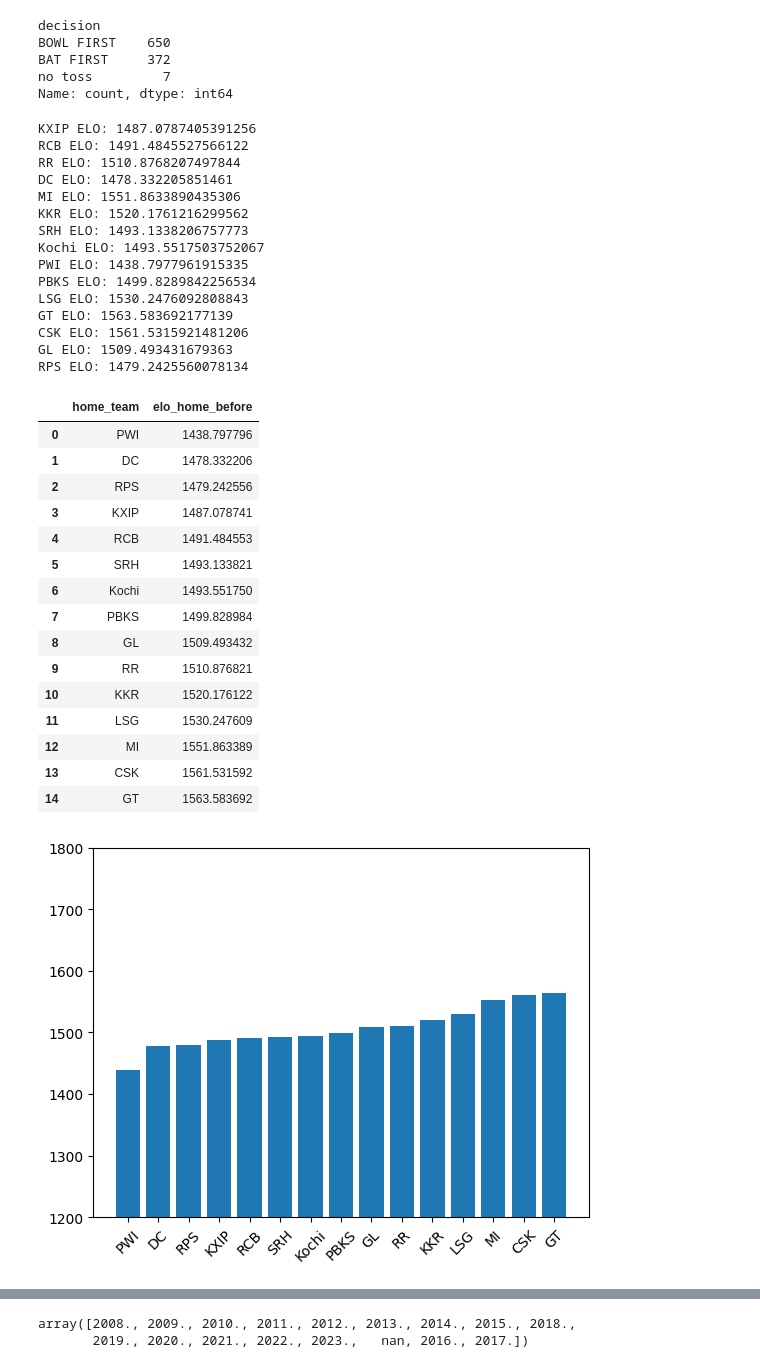
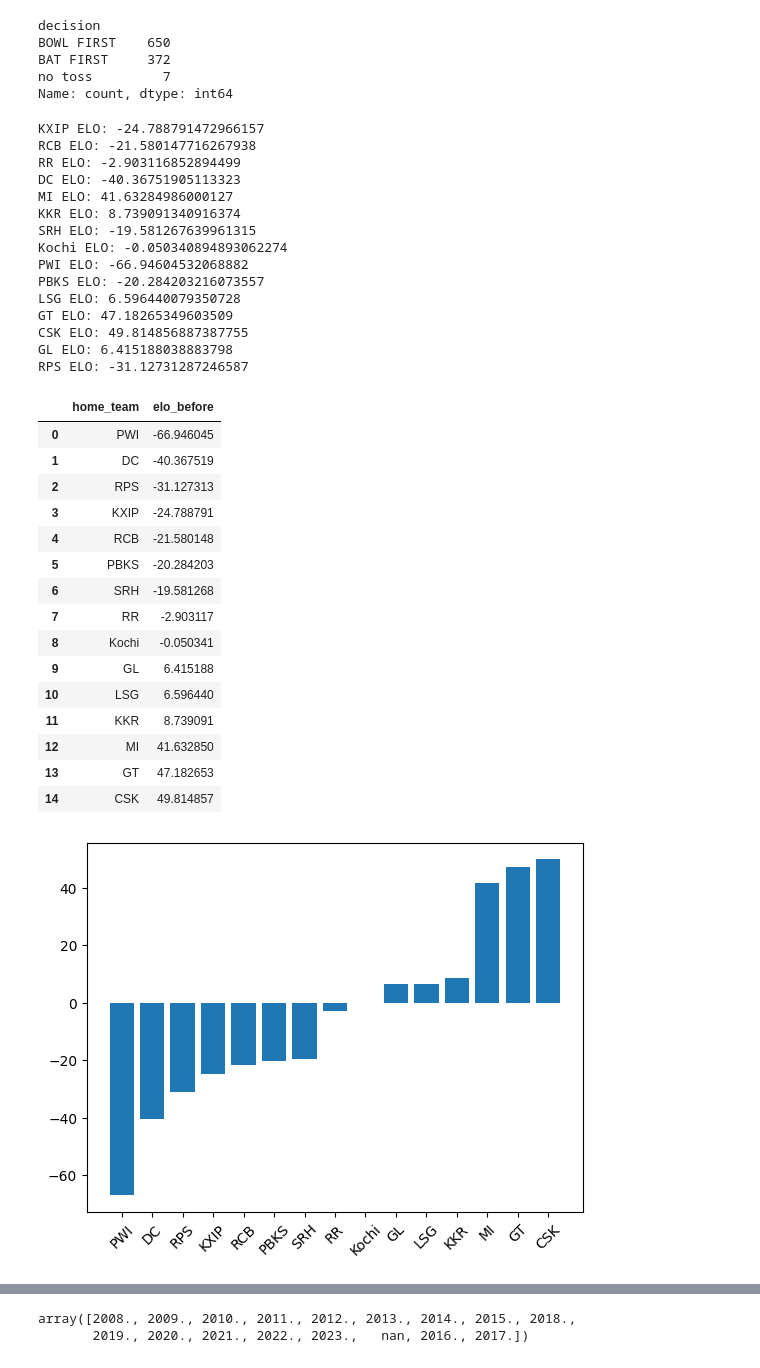
Before and after one commit to nupsea/mlzc-ipl-pred, a Jupyter notebook: ipl_note/analysis.ipynb, the cells around one changed output, grey strips where cells are left out. Cells and saved outputs as stored; diff of their text form; code cells hidden in the pictures.

```diff
--- a/ipl_note/analysis.ipynb
+++ b/ipl_note/analysis.ipynb
@@ -77,6 +120,7 @@ def gen_ELO(df):
         row['elo_away_before'] = R_B
         row['elo_home_after'] = R_A_new
         row['elo_away_after'] = R_B_new
+        row['elo_before'] = R_A - R_B
         updated_rows.append(row)
 
     # Create a new DataFrame with updated rating info
@@ -175,7 +177,7 @@ proc_df[proc_df.away_team == 'RCB']
 #### cleanup columns
 # %%
 cols_to_remove = ['result', '1st_inning_score', '2nd_inning_score', 'home_score', 'away_score', 'home_runs', 'away_runs', 'home_wickets', 'away_wickets',
-                  'pom', 'points', 'highlights']
+                  'pom', 'points', 'highlights', 'shifted_home_win', 'shifted_runs']
 # %%
 proc_df.drop(columns=cols_to_remove, axis=1, inplace=True)
 # %%
@@ -210,7 +213,7 @@ Index(['season', 'short_name', 'home_team', 'away_team', 'toss_won',
       dtype='object')
 # %%
 # data leakage candidates
-ter_cols_to_remove = ['winner', 'super_over', 'home_overs', 'away_overs', 'home_boundaries', 'away_boundaries', 'elo_home_after', 'elo_away_after', 'run_rate', 'bowl_econ']
+ter_cols_to_remove = ['winner', 'super_over', 'home_overs', 'away_overs', 'home_boundaries', 'away_boundaries', 'elo_home_after', 'elo_away_after', 'elo_home_before', 'elo_away_before', 'run_rate', 'bowl_econ']
 proc_df.drop(columns=ter_cols_to_remove, axis=1, inplace=True)
 # %%
 # other NLP fields (to be removed unless advanced analytics needed)
@@ -290,50 +248,50 @@ import matplotlib.pyplot as plt
 # %%
 
 for team in proc_df.home_team.unique():
-    print(f'{team} ELO: {proc_df[proc_df.home_team == team].elo_home_before.mean()}')
+    print(f'{team} ELO: {proc_df[proc_df.home_team == team].elo_before.mean()}')
 # %% [output]
-KXIP ELO: 1487.0787405391256
-RCB ELO: 1491.4845527566122
-RR ELO: 1510.8768207497844
-DC ELO: 1478.332205851461
-MI ELO: 1551.8633890435306
-KKR ELO: 1520.1761216299562
-SRH ELO: 1493.1338206757773
-Kochi ELO: 1493.5517503752067
-PWI ELO: 1438.7977961915335
-PBKS ELO: 1499.8289842256534
-LSG ELO: 1530.2476092808843
-GT ELO: 1563.583692177139
-CSK ELO: 1561.5315921481206
-GL ELO: 1509.493431679363
-RPS ELO: 1479.2425560078134
+KXIP ELO: -24.788791472966157
+RCB ELO: -21.580147716267938
+RR ELO: -2.903116852894499
+DC ELO: -40.36751905113323
+MI ELO: 41.63284986000127
+KKR ELO: 8.739091340916374
+SRH ELO: -19.581267639961315
+Kochi ELO: -0.050340894893062274
+PWI ELO: -66.94604532068882
+PBKS ELO: -20.284203216073557
+LSG ELO: 6.596440079350728
+GT ELO: 47.18265349603509
+CSK ELO: 49.814856887387755
+GL ELO: 6.415188038883798
+RPS ELO: -31.12731287246587
 # %%
-mean_elos = proc_df.groupby('home_team')['elo_home_before'].mean().sort_values().reset_index()
+mean_elos = proc_df.groupby('home_team')['elo_before'].mean().sort_values().reset_index()
 mean_elos
 # %% [output]
-|  | home_team | elo_home_before |
-| 0 | PWI | 1438.797796 |
-| 1 | DC | 1478.332206 |
-| 2 | RPS | 1479.242556 |
-| 3 | KXIP | 1487.078741 |
-| 4 | RCB | 1491.484553 |
-| 5 | SRH | 1493.133821 |
-| 6 | Kochi | 1493.551750 |
-| 7 | PBKS | 1499.828984 |
-| 8 | GL | 1509.493432 |
-| 9 | RR | 1510.876821 |
-| 10 | KKR | 1520.176122 |
-| 11 | LSG | 1530.247609 |
-| 12 | MI | 1551.863389 |
-| 13 | CSK | 1561.531592 |
-| 14 | GT | 1563.583692 |
+|  | home_team | elo_before |
+| 0 | PWI | -66.946045 |
+| 1 | DC | -40.367519 |
+| 2 | RPS | -31.127313 |
+| 3 | KXIP | -24.788791 |
+| 4 | RCB | -21.580148 |
+| 5 | PBKS | -20.284203 |
+| 6 | SRH | -19.581268 |
+| 7 | RR | -2.903117 |
+| 8 | Kochi | -0.050341 |
+| 9 | GL | 6.415188 |
+| 10 | LSG | 6.596440 |
+| 11 | KKR | 8.739091 |
+| 12 | MI | 41.632850 |
+| 13 | GT | 47.182653 |
+| 14 | CSK | 49.814857 |
 # %%
-plt.bar(mean_elos.home_team, mean_elos.elo_home_before)
-plt.ylim(1200, 1800)
+plt.bar(mean_elos.home_team, mean_elos.elo_before)
+# plt.ylim(1200, 1800)
 plt.xticks(rotation=45)
 plt.show()
 # %% [output]
-[figure, old version]
+[figure, new version]
 # %%
 proc_df.head()
 # %% [output]
```
Also changed, not shown: parts of 61 cells of this notebook, 8 other files.
